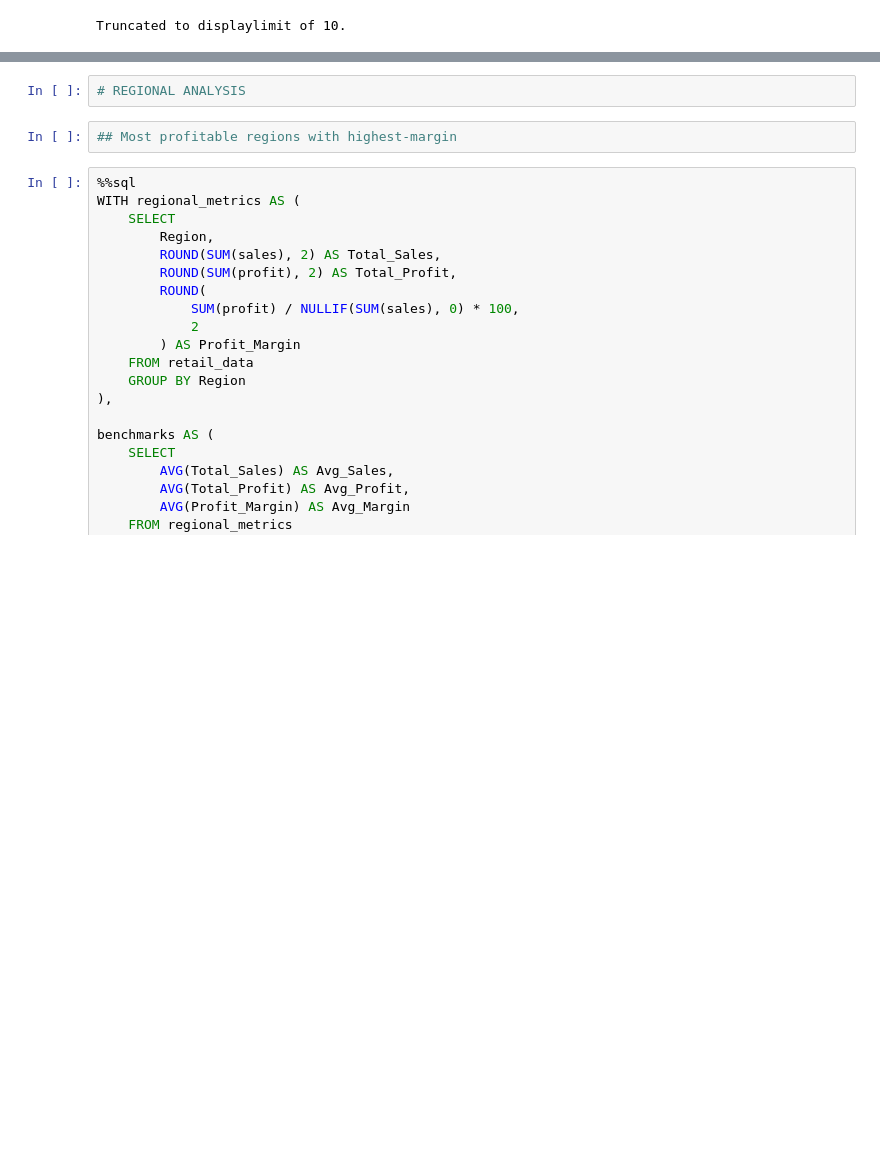
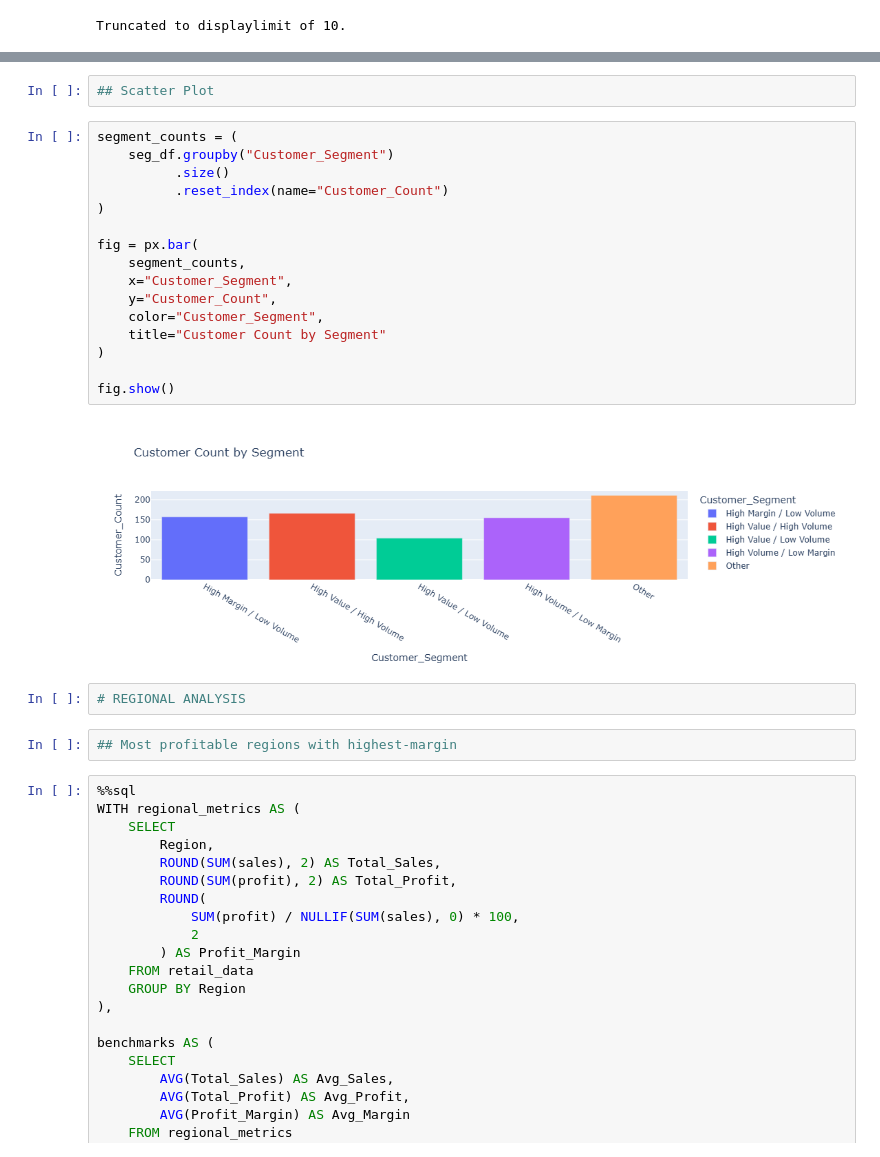
Before and after one commit to wileymartin/Retail_Supply_Chain_Dataset, a Jupyter notebook: Supply_Chain_Dataset_Repo.ipynb, the cells around one changed output, grey strips where cells are left out. Cells and saved outputs as stored; diff of their text form; blank space fills up the shorter version.

```diff
--- a/Supply_Chain_Dataset_Repo.ipynb
+++ b/Supply_Chain_Dataset_Repo.ipynb
@@ -273,3 +286,23 @@ Truncated to displaylimit of 10.
+# %%
+## Scatter Plot
+# %%
+segment_counts = (
+    seg_df.groupby("Customer_Segment")
+          .size()
+          .reset_index(name="Customer_Count")
+)
+
+fig = px.bar(
+    segment_counts,
+    x="Customer_Segment",
+    y="Customer_Count",
+    color="Customer_Segment",
+    title="Customer Count by Segment"
+)
+
+fig.show()
+# %% [output]
+[figure, added]
 # %%
 # REGIONAL ANALYSIS
 # %%
```
Also changed, not shown: parts of 19 cells of this notebook.
